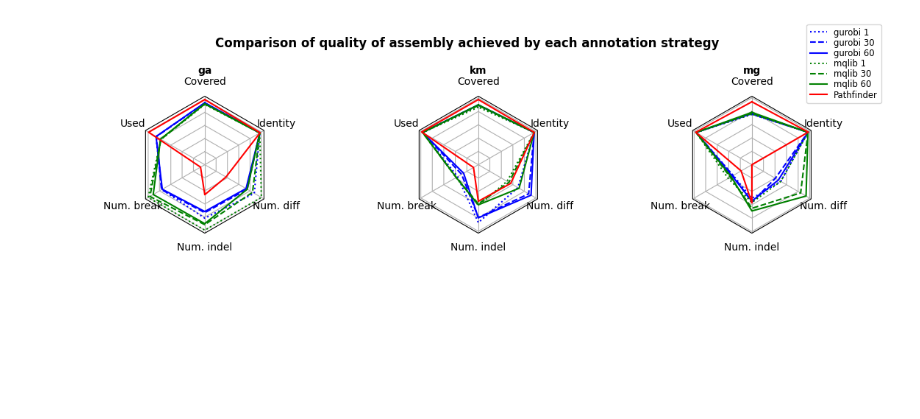
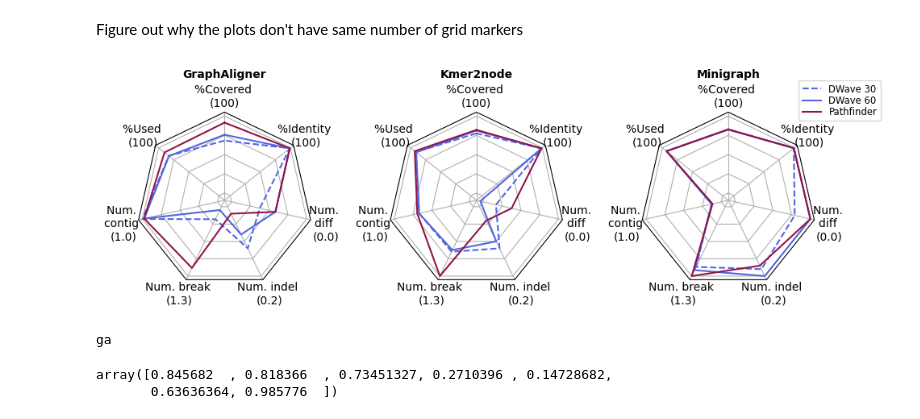
Before and after one commit to JoshCudby/quantum_pangenomics, a Jupyter notebook: utils/plot_tangle_benchmark.ipynb, the cells around one changed output. Drawn from its saved outputs; the diff is of its cells as text; code cells hidden in the pictures; blank space fills up the shorter version.

```diff
--- a/utils/plot_tangle_benchmark.ipynb
+++ b/utils/plot_tangle_benchmark.ipynb
@@ -8,6 +8,18 @@ from matplotlib.projections import register_projection
 from matplotlib.projections.polar import PolarAxes
 from matplotlib.spines import Spine
 from matplotlib.transforms import Affine2D
+# %%
+solver_names = {
+    "dwave": "DWave",
+    "mqlib": "MQLib",
+    "gurobi": "Gurobi",
+    "pathfinder": "Pathfinder"
+}
+annotator_names = {
+    "mg": "Minigraph",
+    "km": "Kmer2node",
+    "ga": "GraphAligner"
+}
 # %%
 def radar_factory(num_vars, frame='circle'):
     """
@@ -134,41 +160,62 @@ def get_compare_annotator_data():
     for i in range(len(data)):
         data[i][1] = all_data[i, :, :]
     return data, spoke_labels, line_labels
+# %% [markdown]
+Figure out why the plots don't have same number of grid markers
 # %%
-data, spoke_labels, labels = get_compare_annotator_data()
+solvers = ["dwave"]
+# solvers = ["gurobi", "mqlib"]
+data, spoke_labels, labels = get_compare_annotator_data(solvers)
 
 N = data[0][1].shape[1]
+num_time_limits = int((data[0][1].shape[0] - 1)/len(solvers))
+
 theta = radar_factory(N, frame='polygon')
 
-fig, axs = plt.subplots(figsize=(12,20), nrows=1, ncols=3,
-                        subplot_kw=dict(projection='radar'))
+fig, axs = plt.subplots(figsize=(10,5), nrows=1, ncols=3,
+                        subplot_kw=dict(projection='radar'),sharey=True)
 fig.subplots_adjust(wspace=1, hspace=1, top=0.85, bottom=0.05)
 
-# colors = ['b', 'b', 'b', 'b', 'g', 'g', 'g', 'g', 'r']
-# styles = [':', '-.', '--', '-', ':', '-.', '--', '-', '-']
-colors = ['b', 'b', 'b', 'g', 'g', 'g', 'r']
-styles = [':','--', '-', ':', '--', '-', '-']
+
+colors = ['#5366E0', '#13553A', '#911449']
+styles = [':', '-.', '--', '-']
+
+colors_for_lines = list(
+    np.array(
+        [[colors[i]] * num_time_limits for i in range(len(solvers))]
+    ).reshape((num_time_limits * len(solvers),))
+) + [colors[-1]]
+styles_for_lines = styles[-num_time_limits:] * len(solvers) + [styles[-1]]
+
 for ax, (title, case_data) in zip(axs.flat, data):
-    # ax.set_rgrids([0.2, 0.4, 0.6, 0.8])
-    ax.set_title(title, weight='bold', size='medium', position=(0.5, 1.1),
-                    horizontalalignment='center', verticalalignment='center')
-    for i in range(len(case_data)):
-        ax.plot(theta, case_data[i], color=colors[i], linestyle=styles[i])
+    ax.set_rgrids([0.2, 0.4, 0.6, 0.8,1])
+    ax.set_title(annotator_names[title], weight='bold', size='medium', position=(0.5, 1.5),
+                    horizontalalignment='center')
+    for i in range(case_data.shape[0]):
+        ax.plot(theta, case_data[i,:], color=colors_for_lines[i], linestyle=styles_for_lines[i])
         # ax.fill(theta, d, alpha=0.25, label='_nolegend_') # , facecolor=color
     ax.set_varlabels(spoke_labels)
     ax.set_yticklabels([])
 
 # add legend relative to top-left plot
 legend = axs[2].legend(labels, loc=(0.9, .95),
                             labelspacing=0.1, fontsize='small')
 
 
 
-fig.text(0.5, 0.53, 'Comparison of quality of assembly achieved by each annotation strategy',
-            horizontalalignment='center', color='black', weight='bold',
-            size='large')
+# fig.text(0.5, 0.53, 'Comparison of quality of assembly achieved by each annotation strategy',
+#             horizontalalignment='center', color='black', weight='bold',
+#             size='large')
 
+fig.tight_layout()
 plt.show()
 # %% [output]
-[figure, old version]
+[figure, new version]
+# %%
+print(data[0][0])
+data[0][1][0,:]
+# %% [output]
+ga
+array([0.845682  , 0.818366  , 0.73451327, 0.2710396 , 0.14728682,
+       0.63636364, 0.985776  ])
 # %%
```
Also changed, not shown: parts of 10 cells of this notebook, 22 other files.
